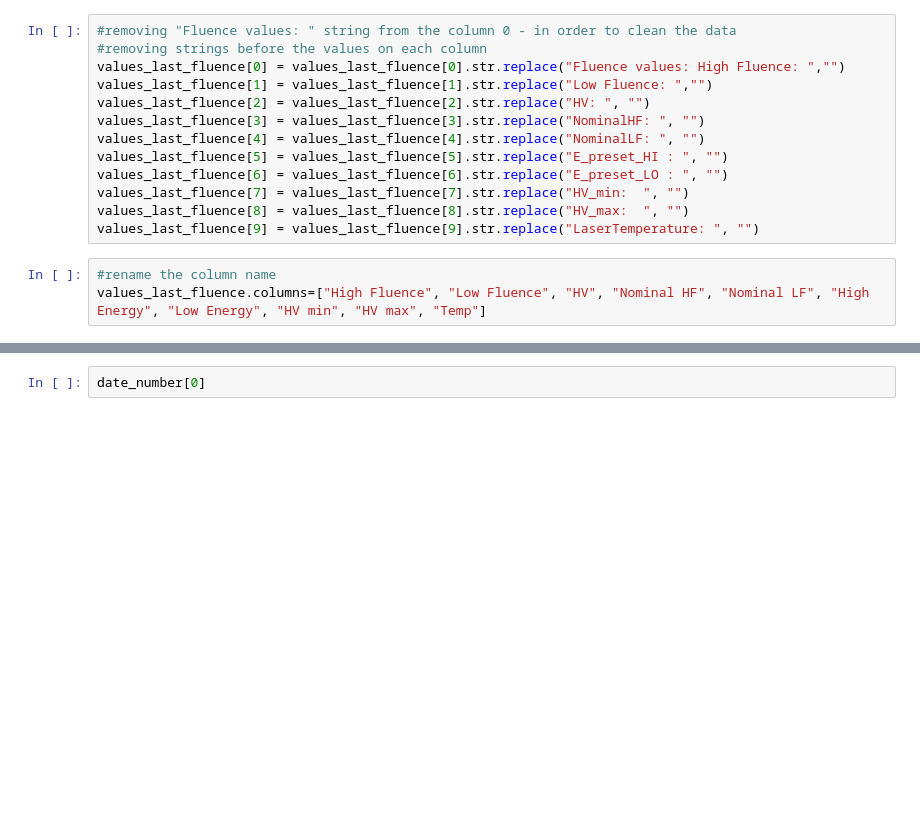
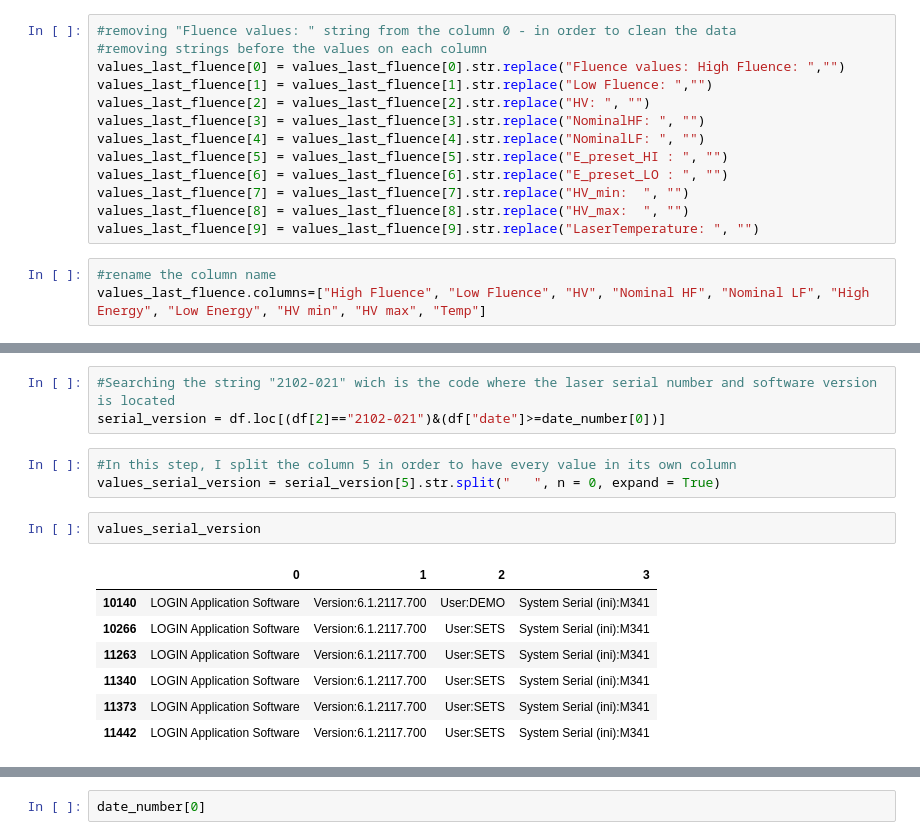
Before and after one commit to andresnino1/schwind_logfile_reader, a Jupyter notebook: logfile_notebook.ipynb, the cells around one changed output, grey strips where cells are left out. Saved outputs shown, nothing was run; the diff lists cells and outputs as text; blank space fills up the shorter version.

```diff
--- a/logfile_notebook.ipynb
+++ b/logfile_notebook.ipynb
@@ -199,0 +243,16 @@ values_last_fluence.tail(1)
+# %%
+#Searching the string "2102-021" wich is the code where the laser serial number and software version is located
+serial_version = df.loc[(df[2]=="2102-021")&(df["date"]>=date_number[0])]
+# %%
+#In this step, I split the column 5 in order to have every value in its own column
+values_serial_version = serial_version[5].str.split("   ", n = 0, expand = True)
+# %%
+values_serial_version
+# %% [output]
+|  | 0 | 1 | 2 | 3 |
+| 10140 | LOGIN Application Software | Version:6.1.2117.700 | User:DEMO | System Serial (ini):M341 |
+| 10266 | LOGIN Application Software | Version:6.1.2117.700 | User:SETS | System Serial (ini):M341 |
+| 11263 | LOGIN Application Software | Version:6.1.2117.700 | User:SETS | System Serial (ini):M341 |
+| 11340 | LOGIN Application Software | Version:6.1.2117.700 | User:SETS | System Serial (ini):M341 |
+| 11373 | LOGIN Application Software | Version:6.1.2117.700 | User:SETS | System Serial (ini):M341 |
+| 11442 | LOGIN Application Software | Version:6.1.2117.700 | User:SETS | System Serial (ini):M341 |
```
Also changed, not shown: parts of 27 cells of this notebook.
